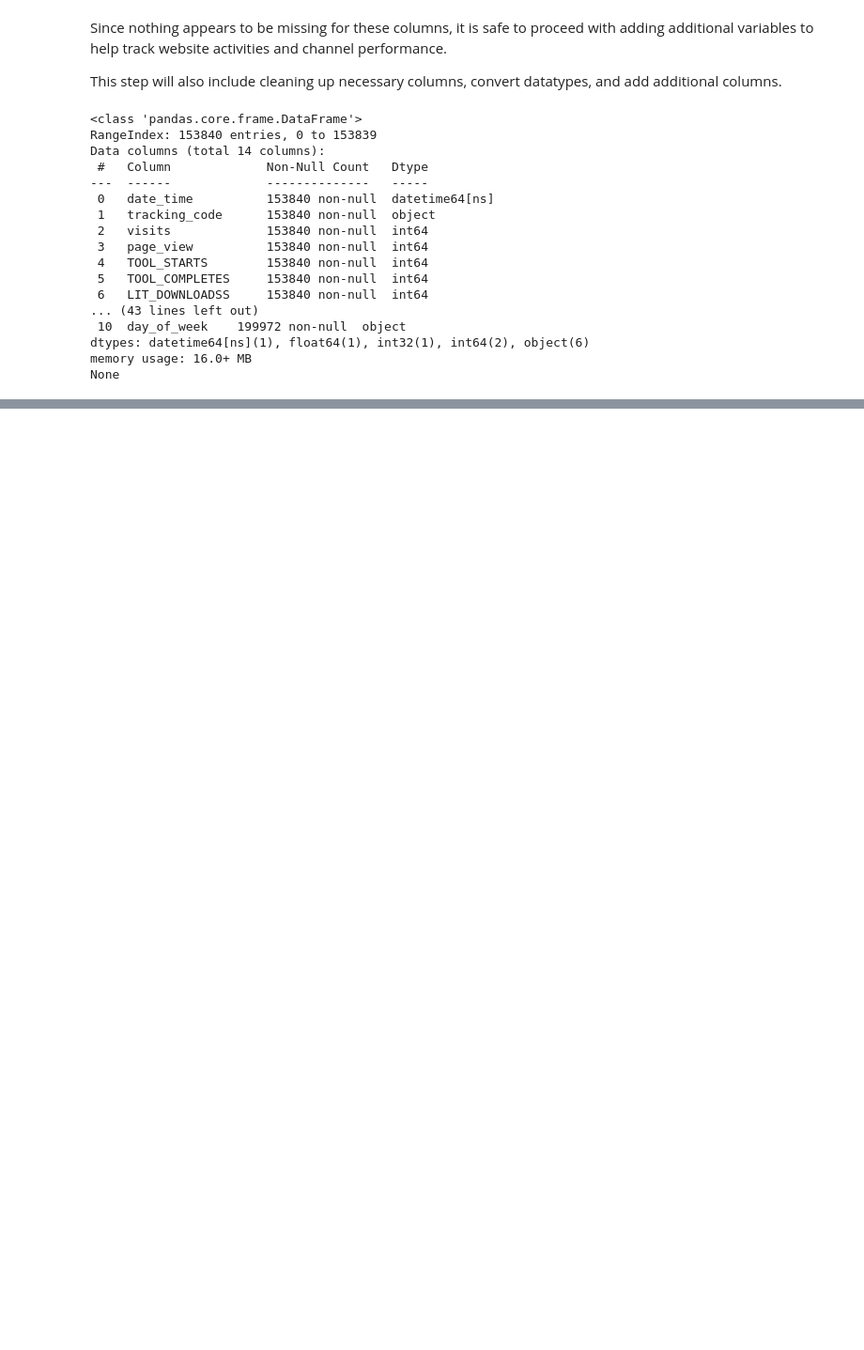
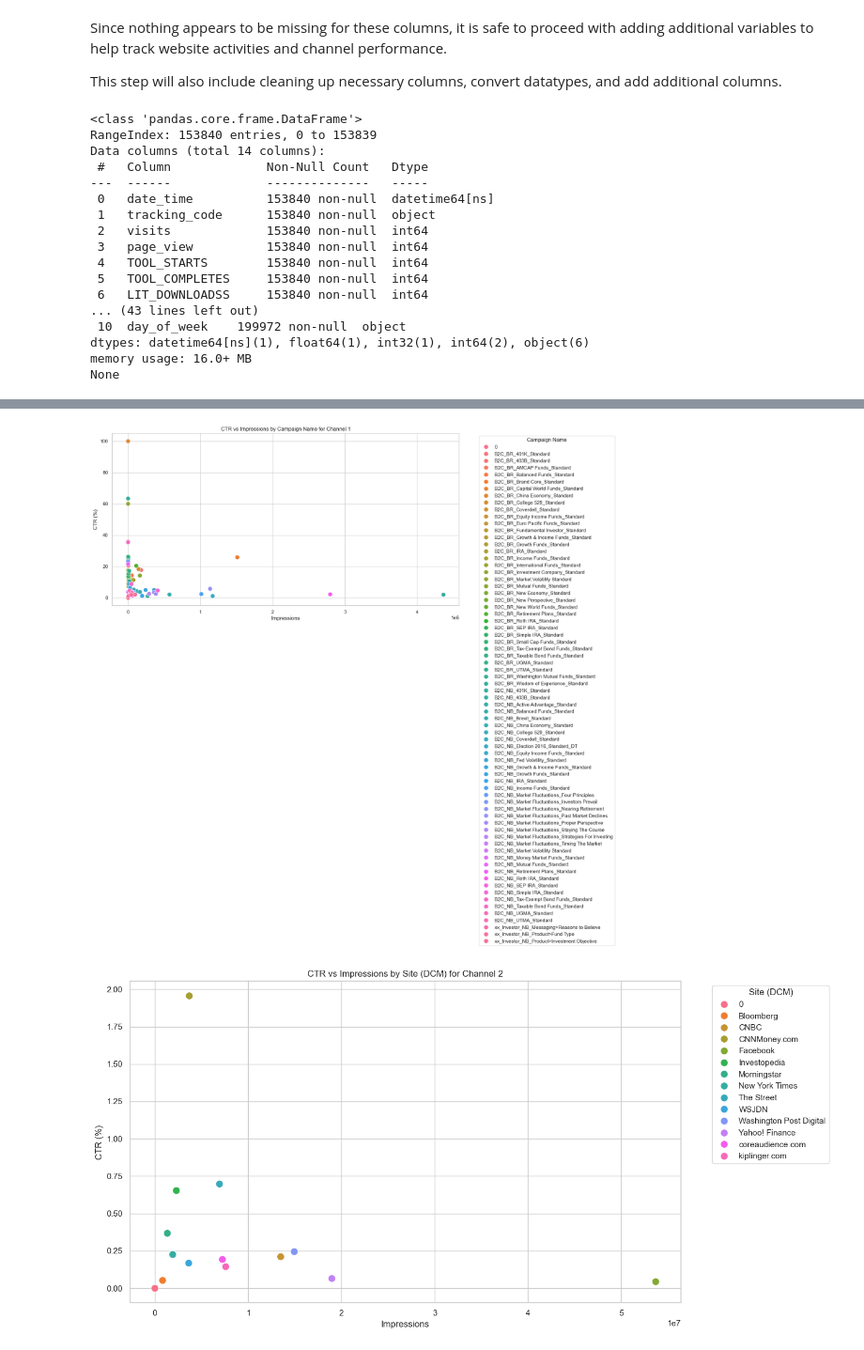
Before and after one commit to thenouch/Udacity-Nanodegree, a Jupyter notebook: cg_analysis.ipynb, the cells around one changed output, grey strips where cells are left out. Shown at 94% size. Saved outputs shown, nothing was run; the diff lists cells and outputs as text; code cells hidden in the pictures; blank space fills up the shorter version.

```diff
--- a/cg_analysis.ipynb
+++ b/cg_analysis.ipynb
@@ -319 +512,26 @@ print(combined_activities_by_channel_1)
+# %%
+#Plot CTR and Impressions for channel_1
+plt.figure(figsize=(14, 7))
+sns.scatterplot(x='impressions', y='CTR', hue='campaignname', data=combined_activities_by_channel_1_new_measures, s=100)
+plt.title('CTR vs Impressions by Campaign Name for Channel 1')
+plt.xlabel('Impressions')
+plt.ylabel('CTR (%)')
+plt.legend(title='Campaign Name', bbox_to_anchor=(1.05, 1), loc='upper left')
+plt.tight_layout()
+plt.show()
+
+
+
+#Plot CTR and Impressions for channel_2
+plt.figure(figsize=(14, 7))
+sns.scatterplot(x='impression', y='CTR', hue='site(dcm)', data=combined_activities_by_channel_2_new_measures, s=100)
+plt.title('CTR vs Impressions by Site (DCM) for Channel 2')
+plt.xlabel('Impressions')
+plt.ylabel('CTR (%)')
+plt.legend(title='Site (DCM)', bbox_to_anchor=(1.05, 1), loc='upper left')
+plt.tight_layout()
+plt.show()
+# %% [output]
+[figure, added]
+[figure, added]
 # %%
```
Also changed, not shown: parts of 18 cells of this notebook.
